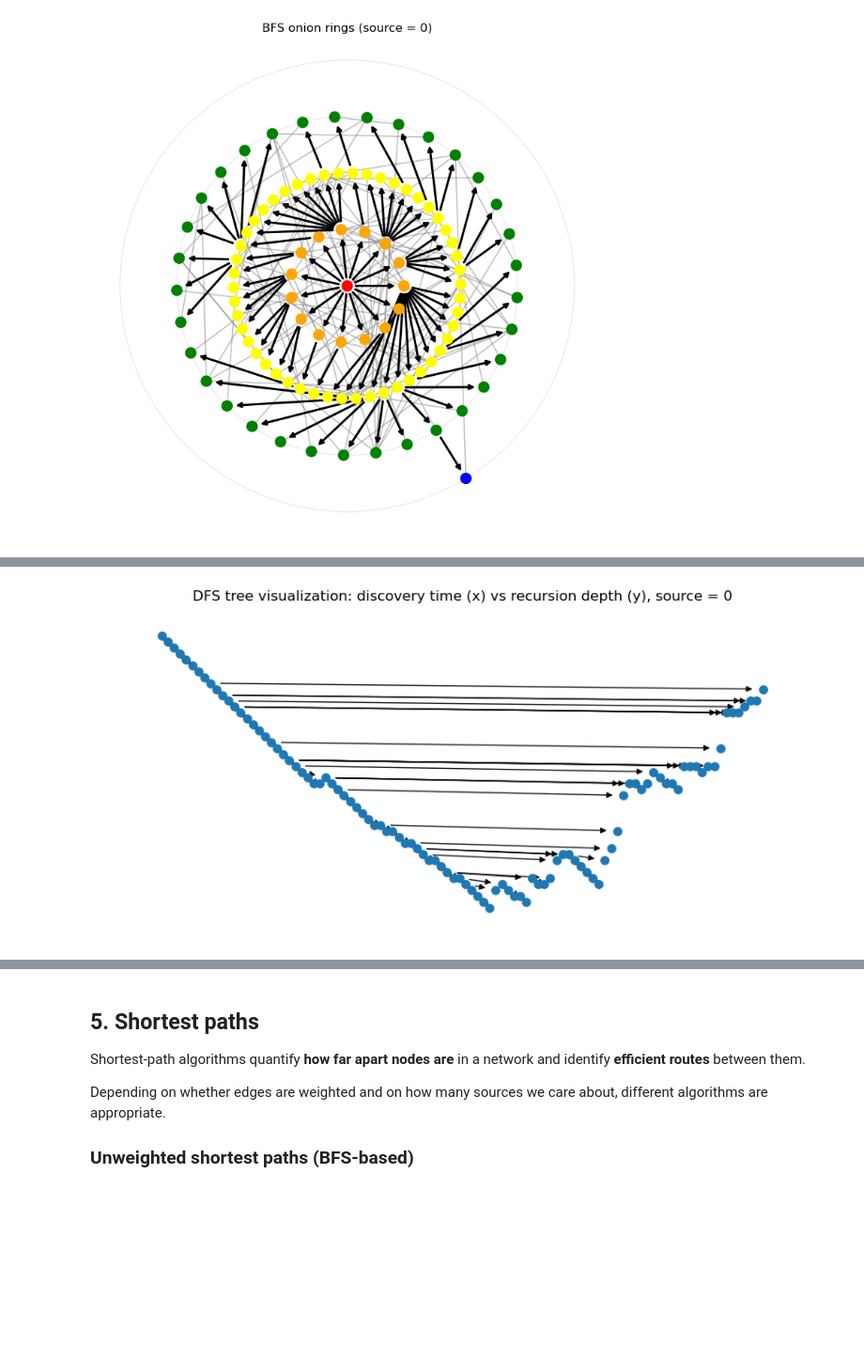
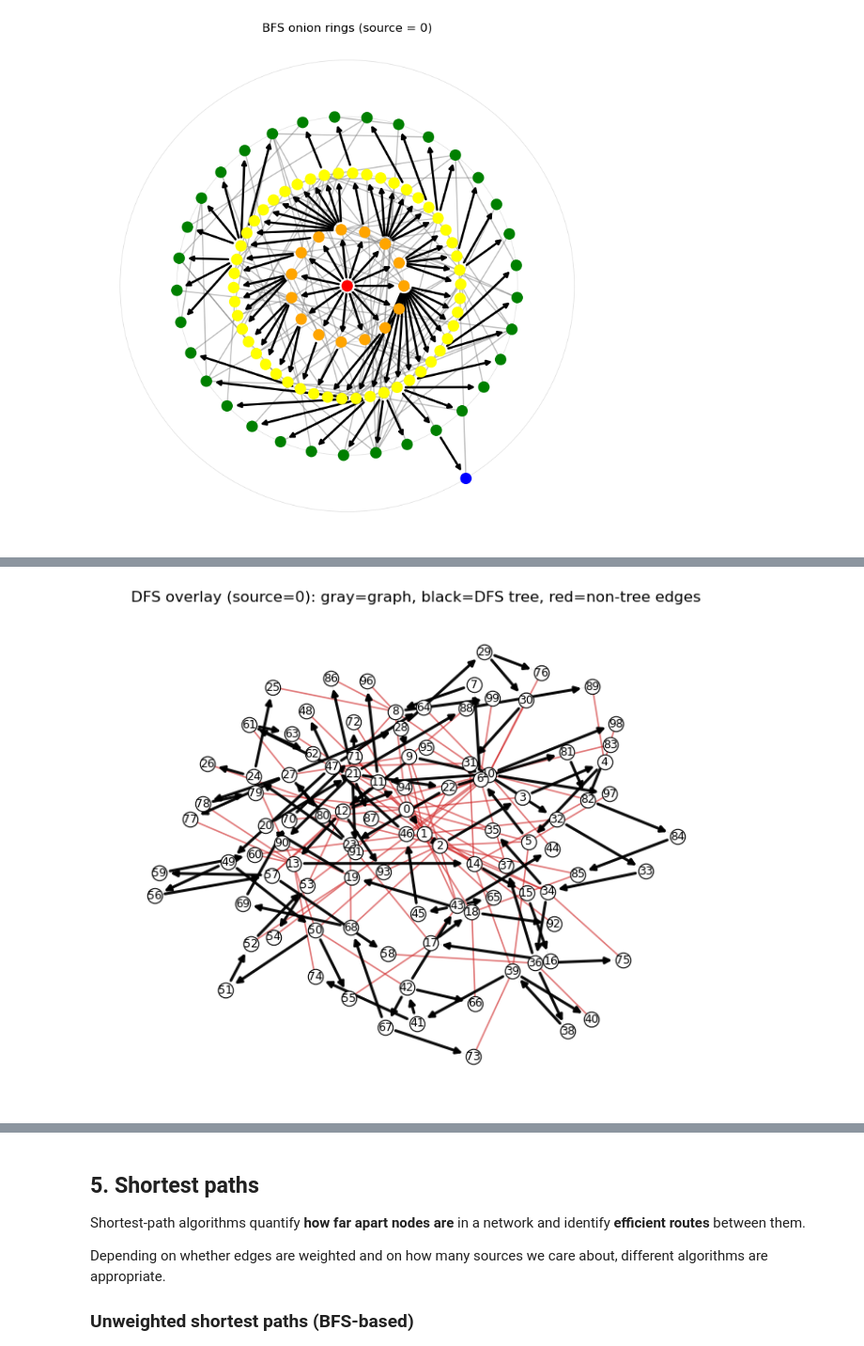
Before and after one commit to vmpreciado/DS4CN, a Jupyter notebook: NetworkAlgorithms.ipynb, the cells around one changed output, grey strips where cells are left out. Shown at 94% size. Cells and saved outputs as stored; diff of their text form; code cells hidden in the pictures; blank space fills up the shorter version.

```diff
--- a/NetworkAlgorithms.ipynb
+++ b/NetworkAlgorithms.ipynb
@@ -639,52 +629,88 @@ Using an **adjacency list**, DFS runs in
 # %%
 # ----------------------------
-# Depth-First Search (DFS): discovery time vs recursion depth (Option 1)
+# Depth-First Search (DFS): overlay DFS tree on the original graph (recommended)
 # ----------------------------
-source = 0  # seed node
+from collections import defaultdict
+
+source = 0
+if source not in G:
+    source = list(G.nodes())[0]
+
+# Ensure we have a layout (re-use the one computed earlier)
+try:
+    pos
+except NameError:
+    pos = nx.spring_layout(G, seed=SEED)
+
 
 # Deterministic neighbor order for reproducibility
 def sorted_neighbors(G, u):
     return sorted(G.neighbors(u))
 
+
 visited = set()
-preorder = []         # discovery order
-depth = {}            # node -> recursion depth at discovery
+preorder = []  # discovery order
+disc = {}  # node -> discovery index
 parent = {source: None}
+t = 0
 
-def dfs(u, d):
-    """Recursive DFS that records discovery order and recursion depth."""
+
+def dfs(u):
+    """Recursive DFS that records discovery order + parent pointers."""
+    nonlocal_vars = None  # no effect; keeps some linters quiet
+    global t  # within notebook cell scope
     visited.add(u)
+    disc[u] = t
     preorder.append(u)
-    depth[u] = d
+    t += 1
+
     for v in sorted_neighbors(G, u):
         if v not in visited:
             parent[v] = u
-            dfs(v, d + 1)
+            dfs(v)
 
-dfs(source, 0)
 
-print(f"DFS preorder starting at {source} (first 20 nodes): {preorder[:20]}")
-print(f"DFS visited {len(preorder)} nodes (connected: {len(preorder)==G.number_of_nodes()}).")
-print(f"Maximum recursion depth reached: {max(depth.values())}")
+dfs(source)
 
-# Build the DFS tree from parent pointers (matches our deterministic DFS)
+print(f"DFS source: {source}")
+print(f"DFS preorder (first 20): {preorder[:20]}")
+print(f"DFS visited {len(preorder)} nodes (connected: {len(preorder) == G.number_of_nodes()}).")
+
+# DFS tree edges
+tree_edges = [(p, v) for v, p in parent.items() if p is not None]
 T_dfs = nx.DiGraph()
 T_dfs.add_nodes_from(preorder)
-T_dfs.add_edges_from([(p, v) for v, p in parent.items() if p is not None])
+T_dfs.add_edges_from(tree_edges)
 
-# Positions: x = discovery time, y = recursion depth (negative to point downward)
-xpos = {v: i for i, v in enumerate(preorder)}
-pos_dfs = {v: (xpos[v], -depth[v]) for v in preorder}
+# Non-tree edges (undirected): edges not in the DFS tree
+tree_set = {tuple(sorted(e)) for e in tree_edges}
+non_tree_edges = [(u, v) for (u, v) in G.edges() if tuple(sorted((u, v))) not in tree_set]
 
-plt.figure(figsize=(11, 5))
+# Labels: discovery index for visited nodes
+labels = {v: str(disc[v]) for v in preorder}
 
-# Draw edges first
-nx.draw_networkx_edges(T_dfs, pos=pos_dfs, width=1.0, alpha=0.9)
+# ----------------------------
+# Draw: graph context + non-tree edges + DFS tree edges
+# ----------------------------
+plt.figure(figsize=(9, 7))
 
-# Draw nodes
-nx.draw_networkx_nodes(T_dfs, pos=pos_dfs, node_size=45)
+# Full graph context (light gray)
+nx.draw_networkx_edges(G, pos=pos, width=0.8, alpha=0.35, edge_color="lightgray")
+nx.draw_networkx_nodes(G, pos=pos, node_size=110, node_color="lightgray", alpha=0.9)
 
-plt.title(f"DFS tree visualization: discovery time (x) vs recursion depth (y), source = {source}")
+# Non-tree edges (red): cycle-closing edges relative to the DFS tree
+nx.draw_networkx_edges(G, pos=pos, edgelist=non_tree_edges, width=1.2, alpha=0.6, edge_color="tab:red")
+
+# DFS tree edges (black): discovery structure
+nx.draw_networkx_edges(T_dfs, pos=pos, width=2.2, alpha=0.95, edge_color="black")
+
+# Nodes on top (slightly darker so they stand out from the background)
+nx.draw_networkx_nodes(G, pos=pos, node_size=140, node_color="white", edgecolors="black", linewidths=0.8)
+
+# Discovery-index labels
+nx.draw_networkx_labels(G, pos=pos, labels=labels, font_size=9)
+
+plt.title(f"DFS overlay (source={source}): gray=graph, black=DFS tree, red=non-tree edges")
 plt.axis("off")
 plt.show()
 # %% [output]
@@ -694 +720 @@ Maximum recursion depth reached: 46
-[figure, old version]
+[figure, new version]
```
Also changed, not shown: parts of 7 cells of this notebook.
